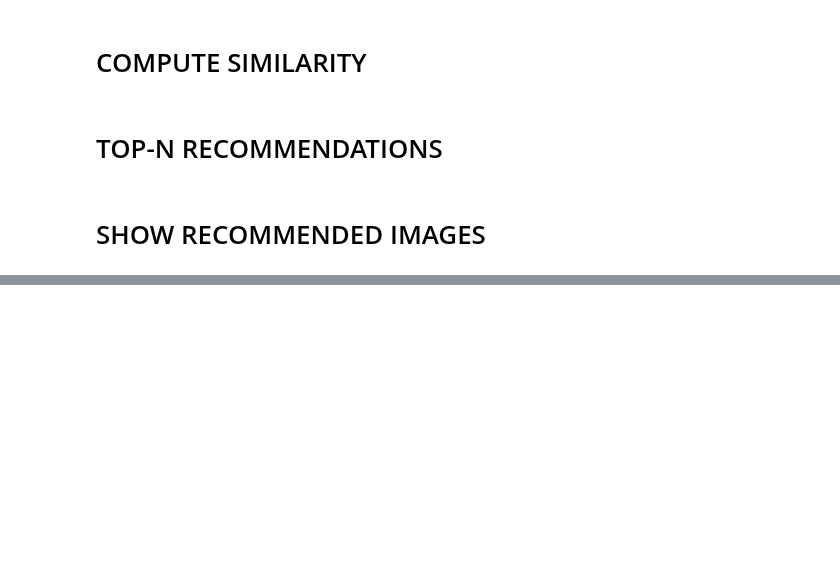
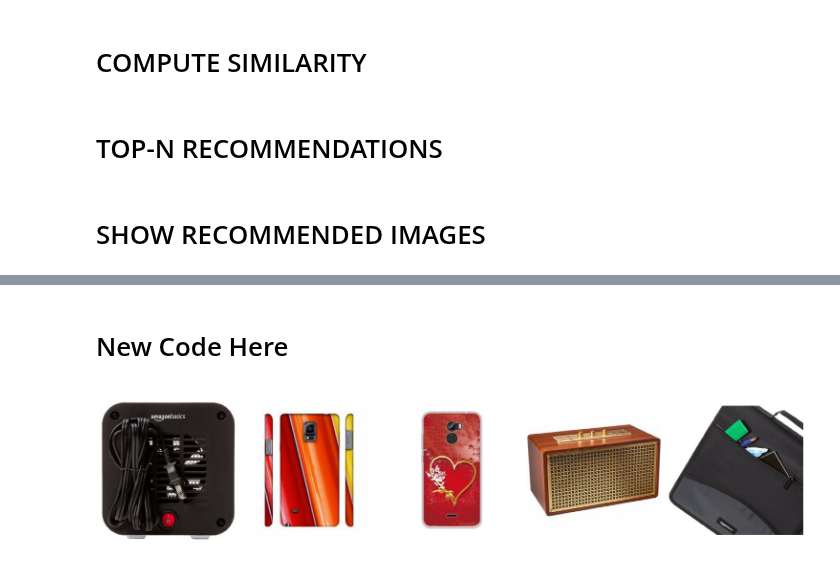
Before and after one commit to faseeh1279/cnn-product-recommendation-system, a Jupyter notebook: cnn-product-recommendation-system.ipynb, the cells around one changed output, grey strips where cells are left out. Saved outputs shown, nothing was run; the diff lists cells and outputs as text; code cells hidden in the pictures; blank space fills up the shorter version.

```diff
--- a/cnn-product-recommendation-system.ipynb
+++ b/cnn-product-recommendation-system.ipynb
@@ -766,26 +266,0 @@ transform = transforms.Compose([
-# %%
-import torch
-from torch.utils.data import Dataset
-from PIL import Image
-import os
-
-IMAGE_DIR = f"{base_path}/images"
-
-class FashionDataset(Dataset):
-    def __init__(self, df, image_dir, transform=None):
-        self.df = df.reset_index(drop=True)
-        self.image_dir = image_dir
-        self.transform = transform
-
-    def __len__(self):
-        return len(self.df)
-
-    def __getitem__(self, idx):
-        img_path = os.path.join(self.image_dir, self.df.loc[idx, 'image'])
-        image = Image.open(img_path).convert("RGB")
-        label = self.df.loc[idx, 'label']
-
-        if self.transform:
-            image = self.transform(image)
-
-        return image, label
@@ -1203,0 +267,17 @@ display(HTML(html_code))
+# %% [markdown]
+# New Code Here
+# %%
+plt.figure(figsize=(15, 5))
+
+for position, image_index in enumerate(top_indices, start=1):
+    image_path = os.path.join(IMAGE_DIR, image_names[image_index])
+    image = Image.open(image_path)
+
+    plt.subplot(1, TOP_N, position)
+    plt.imshow(image)
+    plt.axis("off")
+
+plt.tight_layout()
+plt.show()
+# %% [output]
+[figure, added]
```
Also changed, not shown: parts of 112 cells of this notebook.
